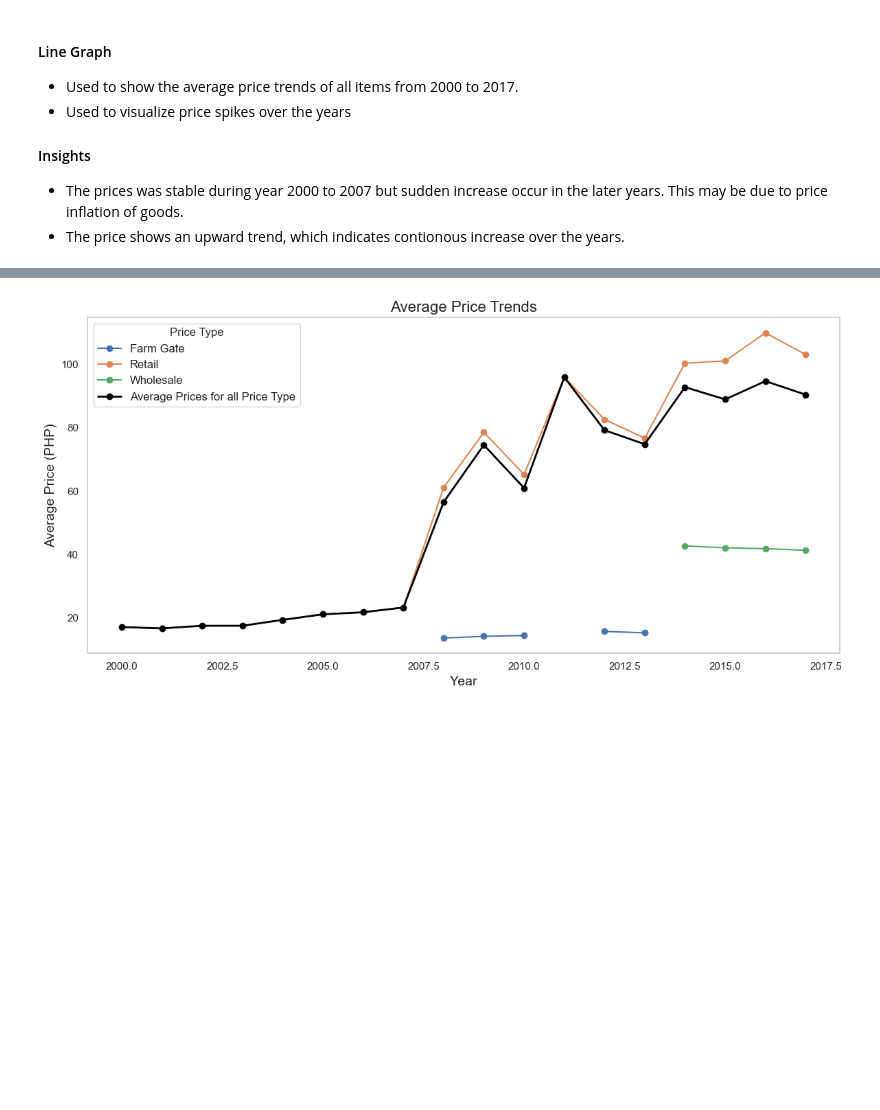
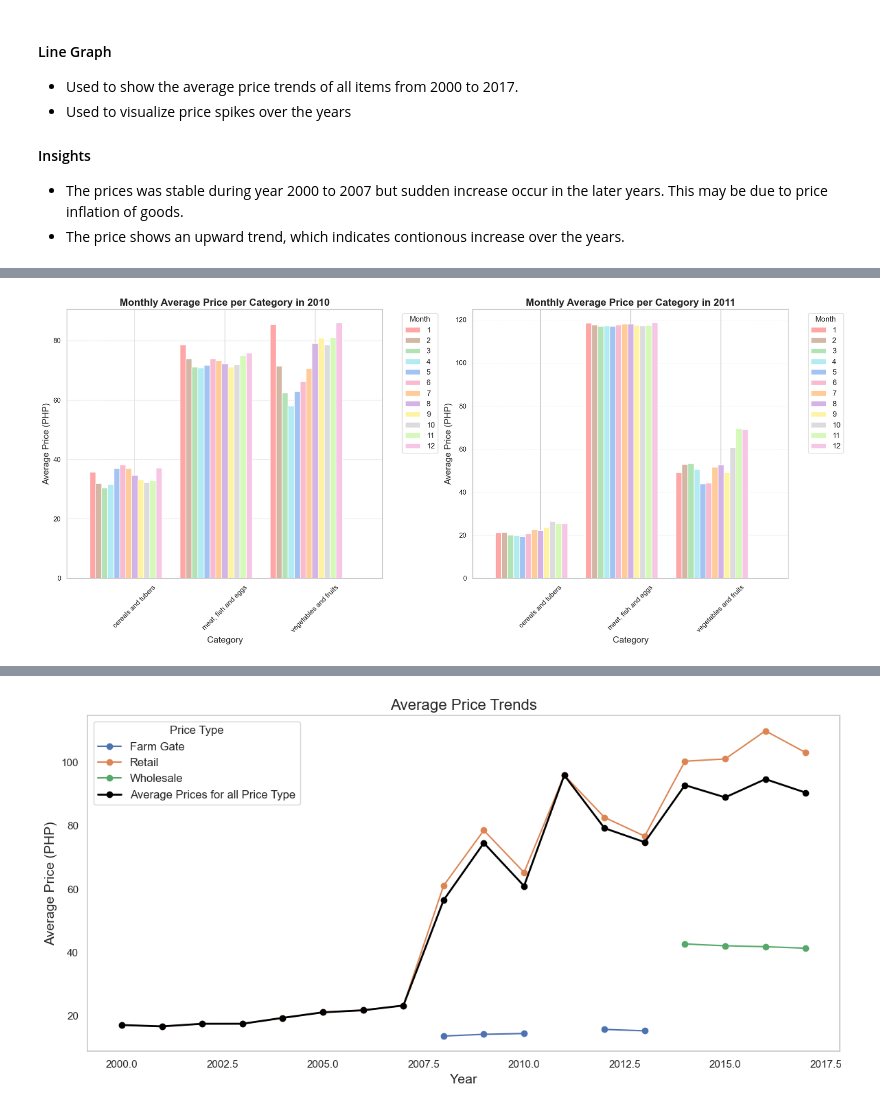
Before and after one commit to KyleZrey/PH-Food-Prices-Analysis, a Jupyter notebook: prelim_data_analysis.ipynb, the cells around one changed output, grey strips where cells are left out. Cells and saved outputs as stored; diff of their text form; code cells hidden in the pictures; blank space fills up the shorter version.

```diff
--- a/prelim_data_analysis.ipynb
+++ b/prelim_data_analysis.ipynb
@@ -547,0 +610,4 @@ plt.show()
+# %%
+clean_pfp['Month'] = pd.to_datetime(clean_pfp['Date']).dt.month
+clean_pfp['Day'] = pd.to_datetime(clean_pfp['Date']).dt.day
+clean_pfp.drop(columns=['Date'], inplace=True)
@@ -547,0 +635,64 @@ plt.show()
+# %%
+# Histogram of Average Prices of Prod Category in 2010 and 2011
+
+import numpy as np
+import matplotlib.pyplot as plt
+
+# Data for 2011
+data_2011 = clean_pfp[clean_pfp['Year'] == 2011]
+monthly_avg_price_2011 = data_2011.groupby(['Month', 'Category'])['Price'].mean().reset_index()
+pivot_table_2011 = monthly_avg_price_2011.pivot(index='Category', columns='Month', values='Price')
+
+colors = [
+    '#ffa6a6', '#d3b6a3', '#b2e3b6', '#b2ebf2', '#a3c4f3', '#f8bbd0',
+    '#ffcc99', '#d4b3e6', '#fff2a1', '#dcdcdc', '#d5f9b8', '#f7c6e5', '#ffb3b3'
+]
+
+# Separator
+num_white_spaces = 3
+for i in range(num_white_spaces):
+    pivot_table_2011[f'white_space_{i+1}'] = np.nan
+
+# Data for 2010
+data_2010 = clean_pfp[clean_pfp['Year'] == 2010]
+monthly_avg_price_2010 = data_2010.groupby(['Month', 'Category'])['Price'].mean().reset_index()
+pivot_table_2010 = monthly_avg_price_2010.pivot(index='Category', columns='Month', values='Price')
+
+# Separator
+for i in range(num_white_spaces):
+    pivot_table_2010[f'white_space_{i+1}'] = np.nan
+
+# Create subplots
+fig, axes = plt.subplots(1, 2, figsize=(18, 8))
+
+# Plot for 2010
+ax2 = axes[0]
+pivot_table_2010.plot(kind='bar', ax=ax2, color=colors, width=1)
+ax2.set_title('Monthly Average Price per Category in 2010', fontsize=16, fontweight='bold')
+ax2.set_xlabel('Category', fontsize=14)
+ax2.set_ylabel('Average Price (PHP)', fontsize=14)
+ax2.tick_params(axis='x', rotation=45)
+ax2.grid(True, which='both', axis='y', linestyle='--', linewidth=0.5)
+handles, labels = ax2.get_legend_handles_labels()
+handles = handles[:-3]
+labels = labels[:-3]
+ax2.legend(handles, labels, title='Month', bbox_to_anchor=(1.05, 1), loc='upper left', fontsize=12)
+
+# Plot for 2011
+ax1 = axes[1]
+pivot_table_2011.plot(kind='bar', ax=ax1, color=colors, width=1)
+ax1.set_title('Monthly Average Price per Category in 2011', fontsize=16, fontweight='bold')
+ax1.set_xlabel('Category', fontsize=14)
+ax1.set_ylabel('Average Price (PHP)', fontsize=14)
+ax1.tick_params(axis='x', rotation=45)
+ax1.grid(True, which='both', axis='y', linestyle='--', linewidth=0.5)
+handles, labels = ax1.get_legend_handles_labels()
+handles = handles[:-3]
+labels = labels[:-3]
+ax1.legend(handles, labels, title='Month', bbox_to_anchor=(1.05, 1), loc='upper left', fontsize=12)
+
+# Adjust layout
+plt.tight_layout()
+plt.show()
+# %% [output]
+[figure, added]
```
Also changed, not shown: parts of 19 cells of this notebook.
